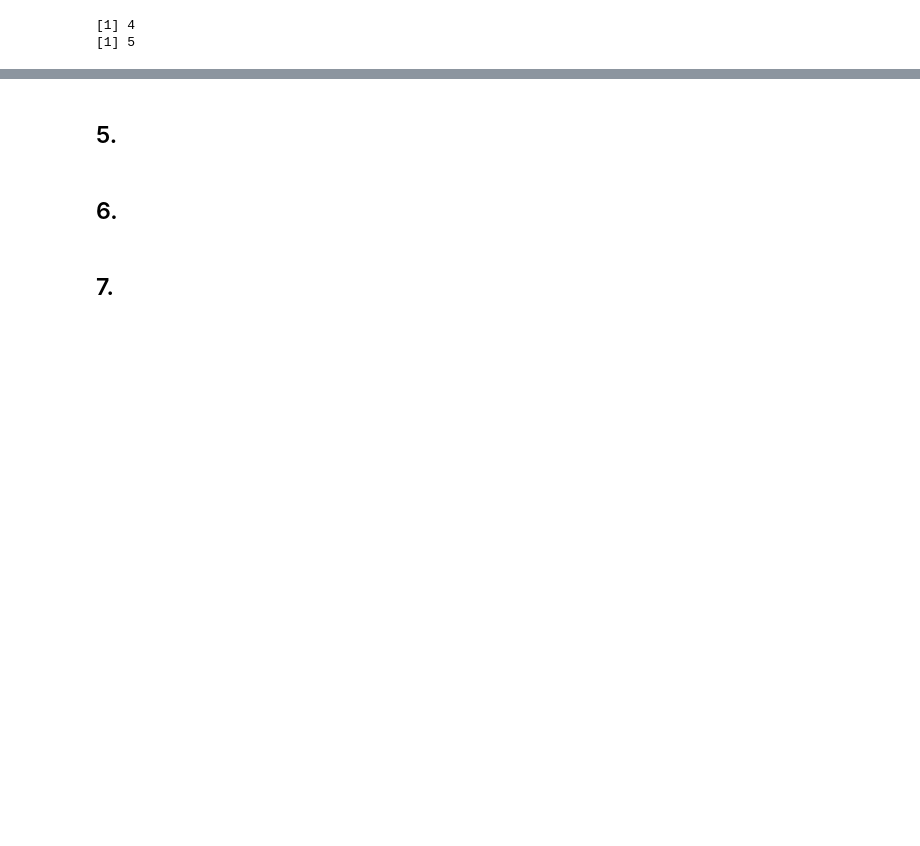
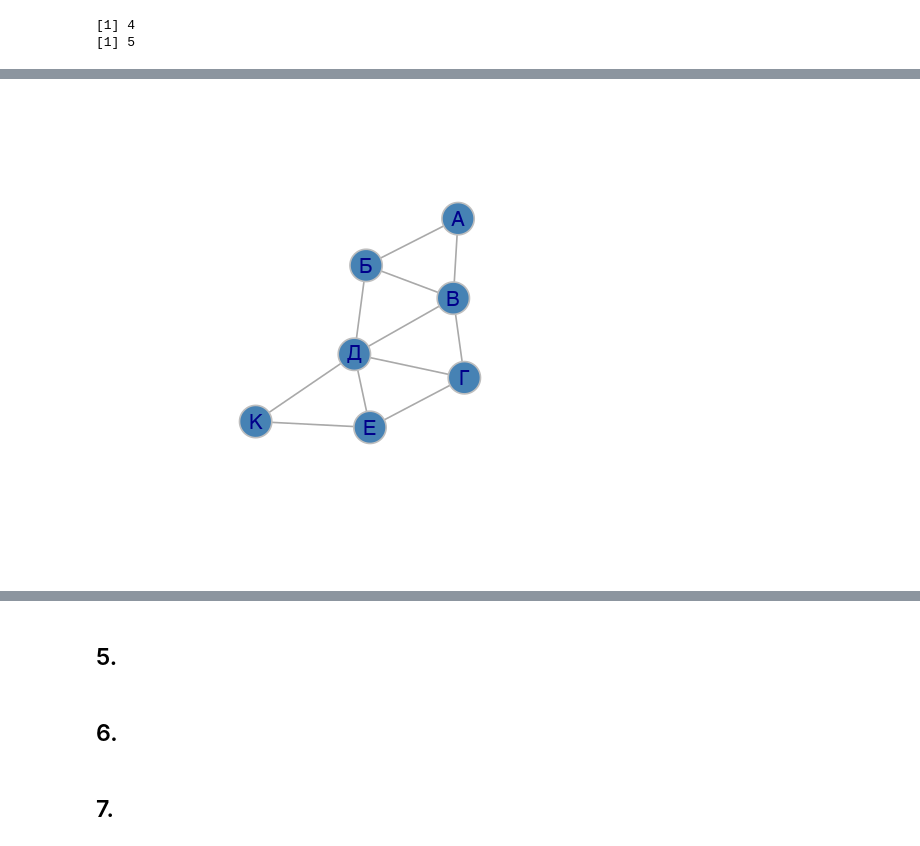
Before and after one commit to OlgaBelitskaya/it_20172018, a Jupyter notebook: 2017_Variant3_R.ipynb, the cells around one changed output, grey strips where cells are left out. Drawn from its saved outputs; the diff is of its cells as text; code cells hidden in the pictures; blank space fills up the shorter version.

```diff
--- a/2017_Variant3_R.ipynb
+++ b/2017_Variant3_R.ipynb
@@ -140,0 +178,10 @@ answer_dictionary[2] <- '45'
+# %%
+options(warn = -1,repr.plot.width=4,repr.plot.height=4)
+edges <- c('А','Б', 'А','В', 'Б','В', 'Б','Д',
+           'В','Г', 'В','Д', 'Г','Д', 'Г','Е',
+           'Д','Е', 'Д','К', 'Е','К')
+
+g <- graph(edges, directed=FALSE)
+plot(g,vertex.color="steelblue", vertex.size=30, vertex.frame.color="gray")
+# %% [output]
+[figure, added]
```
Also changed, not shown: parts of 13 cells of this notebook, 1 other file.
